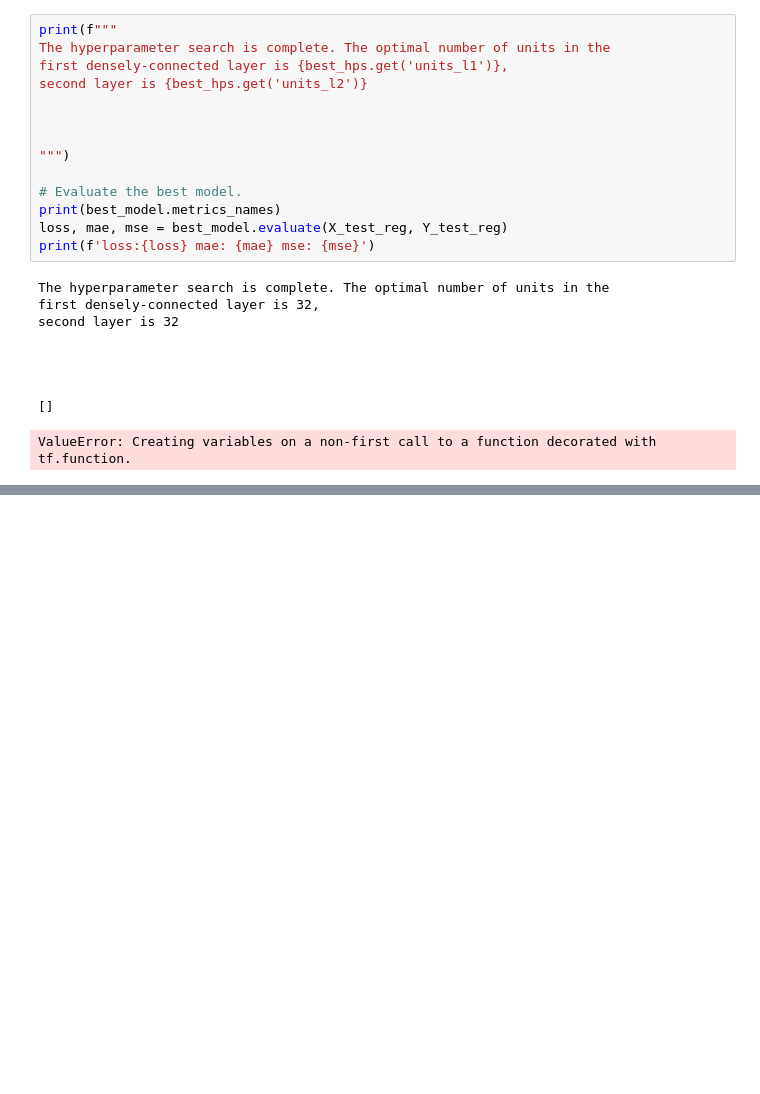
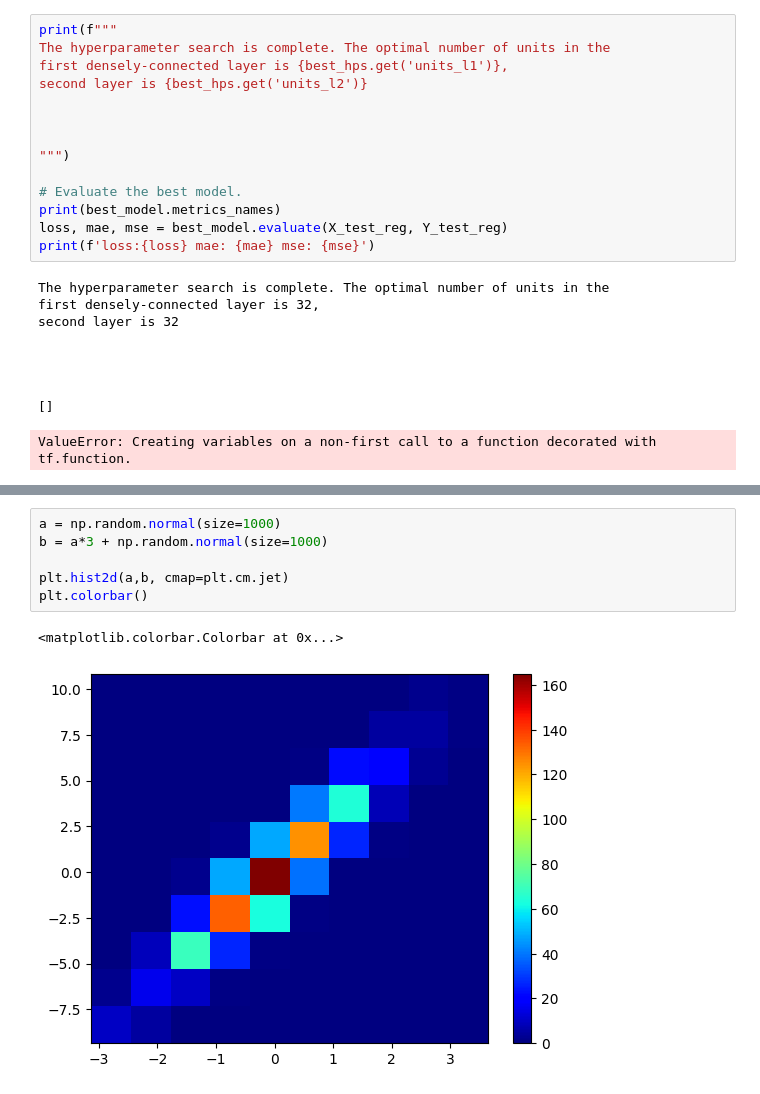
Before and after one commit to kiranfranklin999/rajesh, a Jupyter notebook: final.ipynb, the cells around one changed output, grey strips where cells are left out. Cells and saved outputs as stored; diff of their text form; blank space fills up the shorter version.

```diff
--- a/final.ipynb
+++ b/final.ipynb
@@ -449,0 +567,9 @@ ValueError: Creating variables on a non-first call to a function decorated with
+# %%
+a = np.random.normal(size=1000)
+b = a*3 + np.random.normal(size=1000)
+
+plt.hist2d(a,b, cmap=plt.cm.jet)
+plt.colorbar()
+# %% [output]
+<matplotlib.colorbar.Colorbar at 0x...>
+[figure, added]
```
Also changed, not shown: parts of 26 cells of this notebook, 25 other files.
